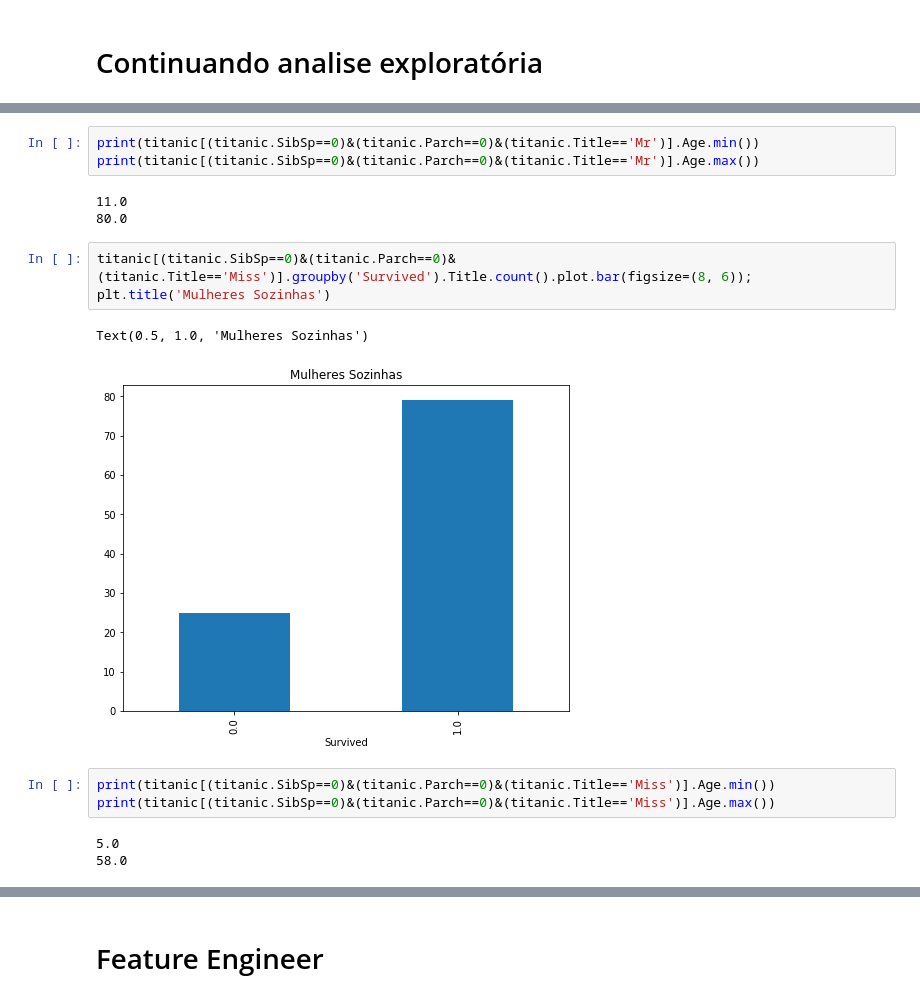
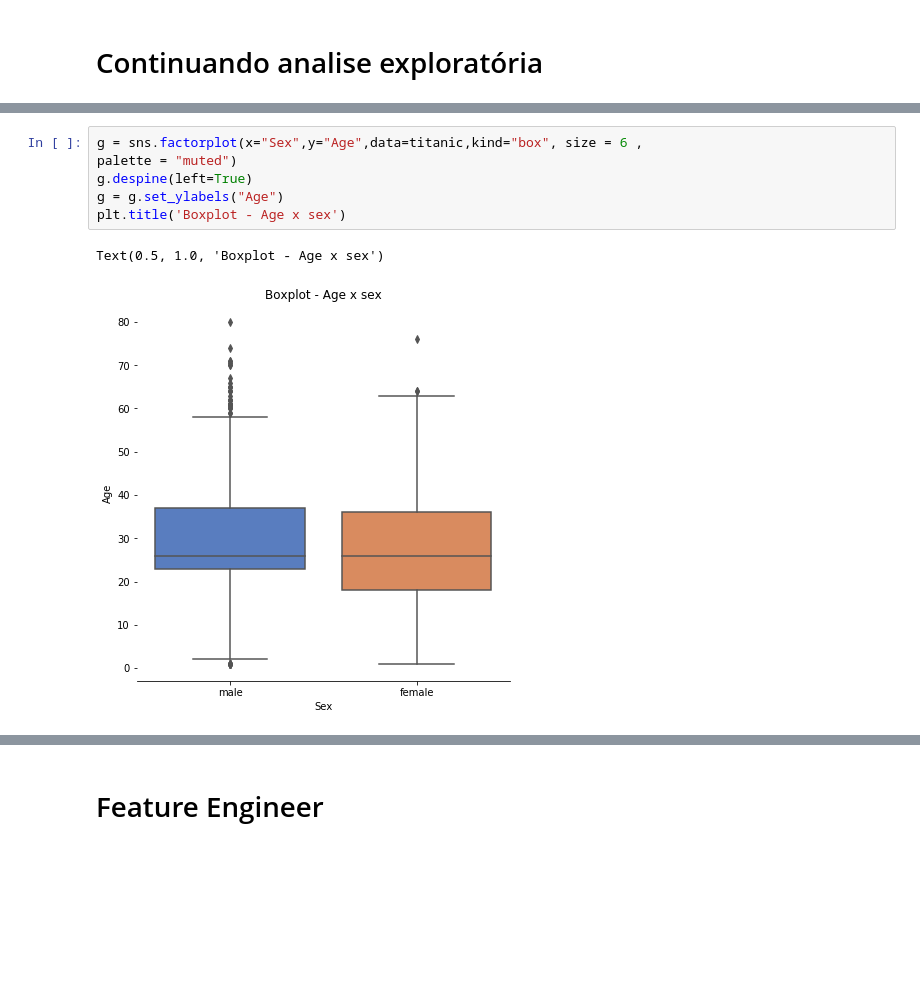
Before and after one commit to Pantoja87/Titanic-Disaster, a Jupyter notebook: TITANIC.ipynb, the cells around one changed output, grey strips where cells are left out. Saved outputs shown, nothing was run; the diff lists cells and outputs as text; blank space fills up the shorter version.

```diff
--- a/TITANIC.ipynb
+++ b/TITANIC.ipynb
@@ -518,18 +490,9 @@ Text(0.5, 1.0, 'Homens Sozinhos')
-# %%
-print(titanic[(titanic.SibSp==0)&(titanic.Parch==0)&(titanic.Title=='Mr')].Age.min())
-print(titanic[(titanic.SibSp==0)&(titanic.Parch==0)&(titanic.Title=='Mr')].Age.max())
-# %% [output]
-11.0
-80.0
-# %%
-titanic[(titanic.SibSp==0)&(titanic.Parch==0)&(titanic.Title=='Miss')].groupby('Survived').Title.count().plot.bar(figsize=(8, 6));
-plt.title('Mulheres Sozinhas')
-# %% [output]
-Text(0.5, 1.0, 'Mulheres Sozinhas')
-[figure, removed]
-# %%
-print(titanic[(titanic.SibSp==0)&(titanic.Parch==0)&(titanic.Title=='Miss')].Age.min())
-print(titanic[(titanic.SibSp==0)&(titanic.Parch==0)&(titanic.Title=='Miss')].Age.max())
-# %% [output]
-5.0
-58.0
+# %%
+g = sns.factorplot(x="Sex",y="Age",data=titanic,kind="box", size = 6 ,
+palette = "muted")
+g.despine(left=True)
+g = g.set_ylabels("Age")
+plt.title('Boxplot - Age x sex')
+# %% [output]
+Text(0.5, 1.0, 'Boxplot - Age x sex')
+[figure, added]
```
Also changed, not shown: parts of 82 cells of this notebook.
